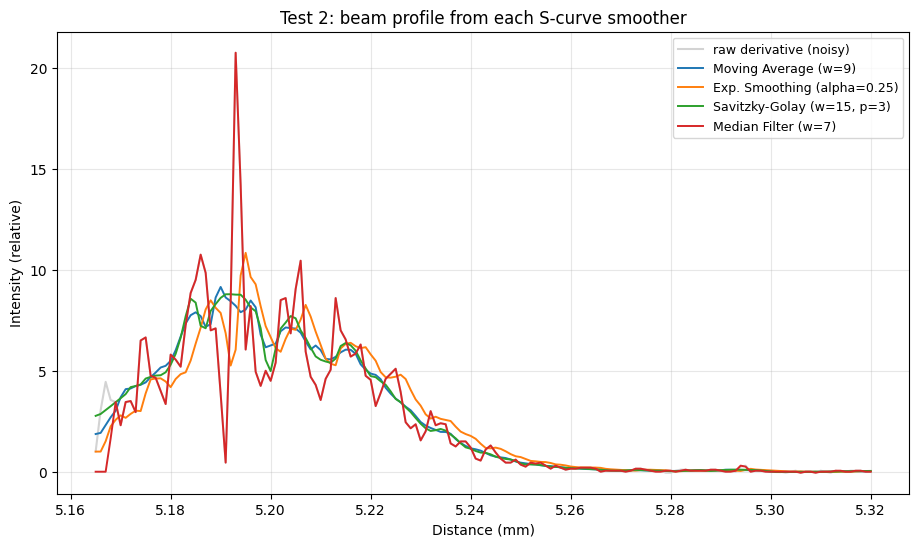
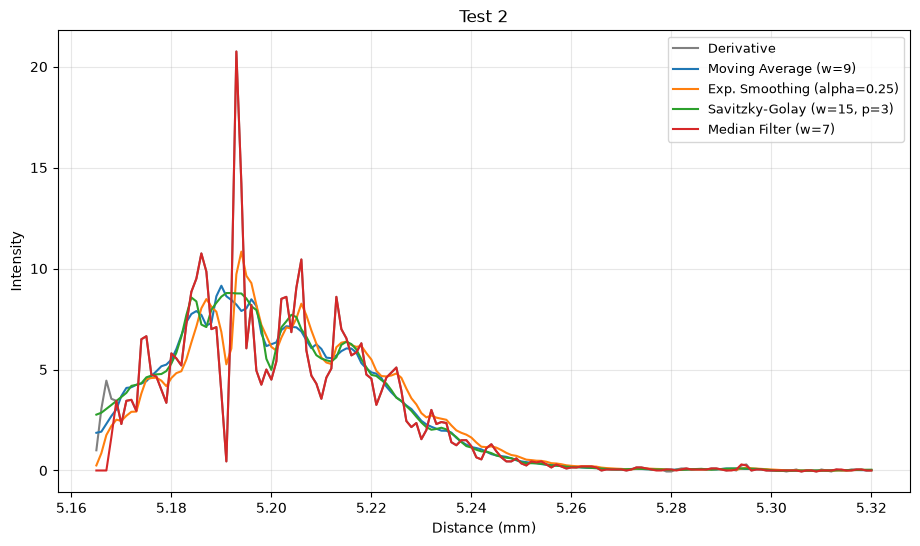
Unified diff of the notebook cell whose output changed from the first chart to the second:
--- before
+++ after
@@ -5,5 +5,5 @@
 for name, sig in scurve_methods_2.items():
     prof = -np.gradient(sig, x2)
-    plt.plot(x2, prof label=name)
+    plt.plot(x2, prof, label=name)
 plt.title('Test 2')
 plt.xlabel('Distance (mm)')

Commit: Implement code changes to enhance functionality and improve performance